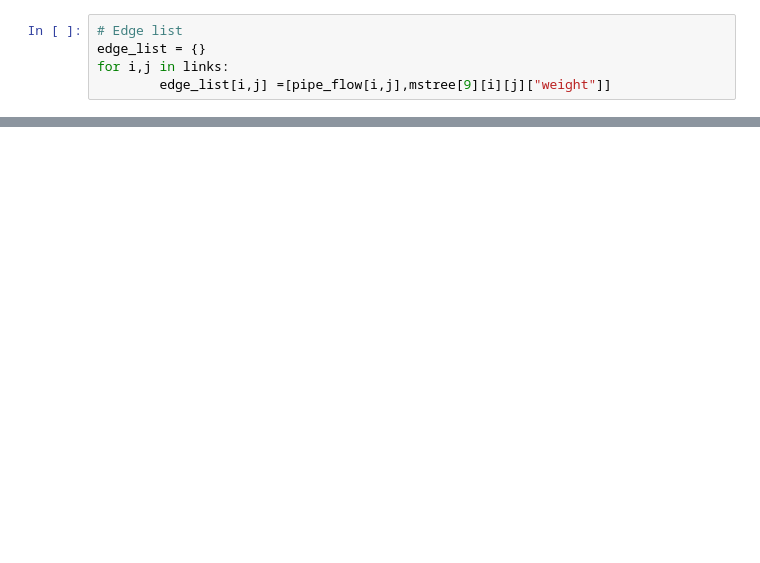
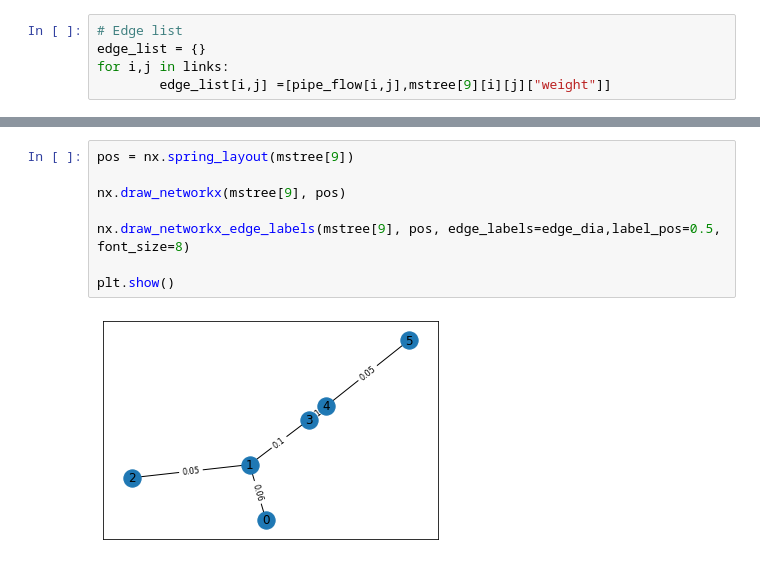
Before and after one commit to yz4160/Optimization-Research, a Jupyter notebook: starting code.ipynb, the cells around one changed output, grey strips where cells are left out. Saved outputs shown, nothing was run; the diff lists cells and outputs as text; blank space fills up the shorter version.

```diff
--- a/starting code.ipynb
+++ b/starting code.ipynb
@@ -290,0 +399,10 @@ Obj: 64157.8
+# %%
+pos = nx.spring_layout(mstree[9])
+
+nx.draw_networkx(mstree[9], pos)
+
+nx.draw_networkx_edge_labels(mstree[9], pos, edge_labels=edge_dia,label_pos=0.5, font_size=8)
+
+plt.show()
+# %% [output]
+[figure, added]
```
Also changed, not shown: parts of 22 cells of this notebook.
